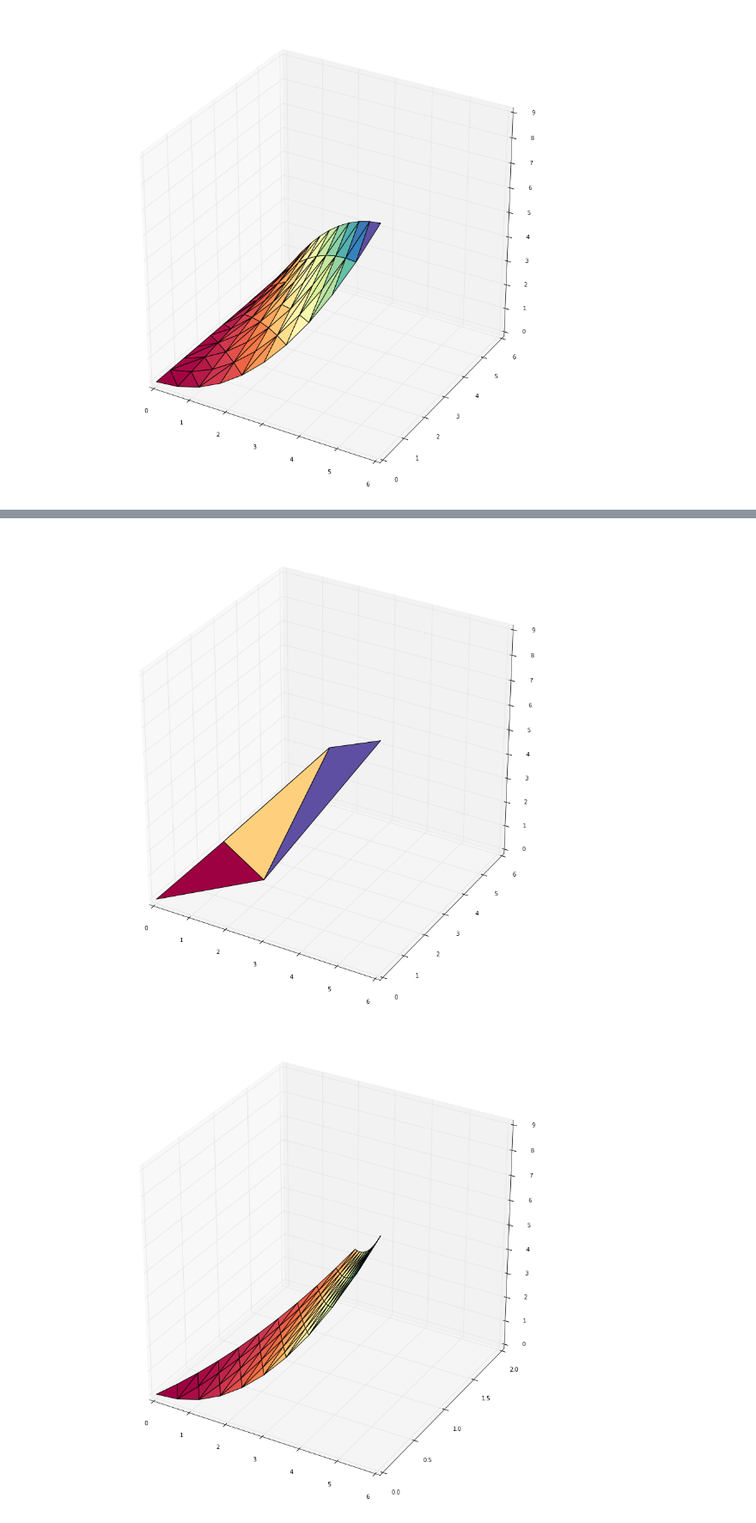
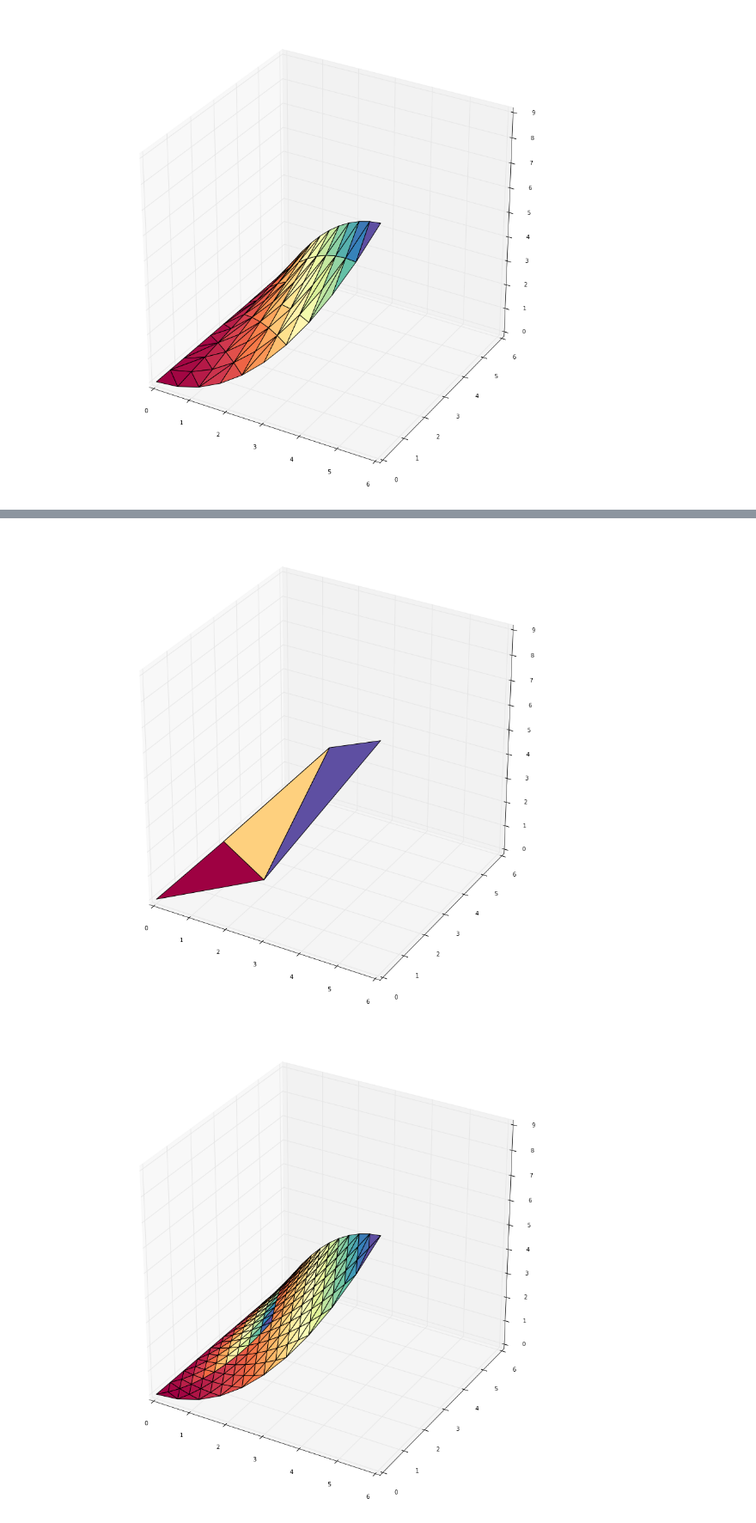
Before and after one commit to massimo-nocentini/cagd, a Jupyter notebook: surfaces/Triangular Bezier Patches.ipynb, the cells around one changed output, grey strips where cells are left out. Shown at 86% size. Drawn from its saved outputs; the diff is of its cells as text; code cells hidden in the pictures.

Commit message:
VERY BIG WIN! Surface subdivision works for triangular Bezier patches ^^

```diff
--- a/surfaces/Triangular Bezier Patches.ipynb
+++ b/surfaces/Triangular Bezier Patches.ipynb
@@ -304,11 +304,13 @@ print("bottom subpatch control net:\n",bottom_subpatch)
 
 td.draw(surface, tri)
 
-left_triangulation = tc.u_bar(order-1)
-
 # attempt to draw a surface from control points obtained by subdivision
-left_surface, tri = tc.de_casteljau(order,left_subpatch,10)
-td.draw(left_surface, tri)
+left_surface, l_tri = tc.de_casteljau(order,left_subpatch,10)
+right_surface, r_tri = tc.de_casteljau(order,right_subpatch,10)
+bottom_surface, b_tri = tc.de_casteljau(order,bottom_subpatch,10)
+td.draw((left_surface, l_tri),
+         (right_surface, r_tri),
+         (bottom_surface, b_tri))
 
 
 # bottom sub
@@ -352,7 +354,7 @@ ind and surface: 0
    3.8  2.9  2.   7.   6.1  5.2  4.3  3.4  2.5  6.6  5.7  4.8  3.9  3.   6.2
    5.3  4.4  3.5  5.8  4.9  4.   5.4  4.5  5. ]]
 Layers structure:
  [[array([ 4.33333333,  0.33333333,  4.66666667]), array([ 1.33333333,  0.33333333,  0.        ]), array([ 2.33333333,  1.33333333,  2.44444444])], [array([ 2.66666667,  0.66666667,  2.37037037])]]
 [figure]
-[figure, old version]
+[figure, new version]
 [figure]
```
Also changed, not shown: parts of 1 cell of this notebook, 1 other file.
